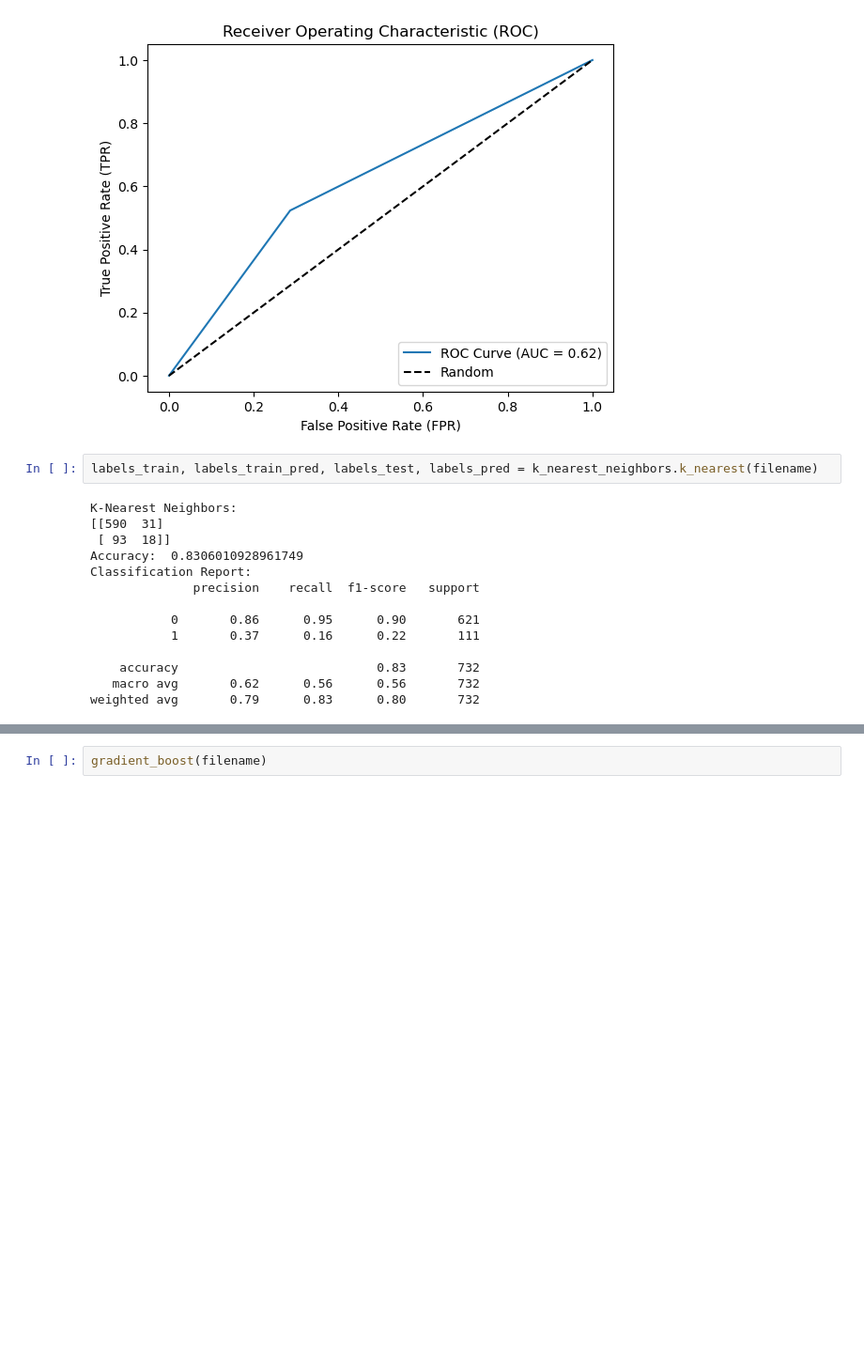
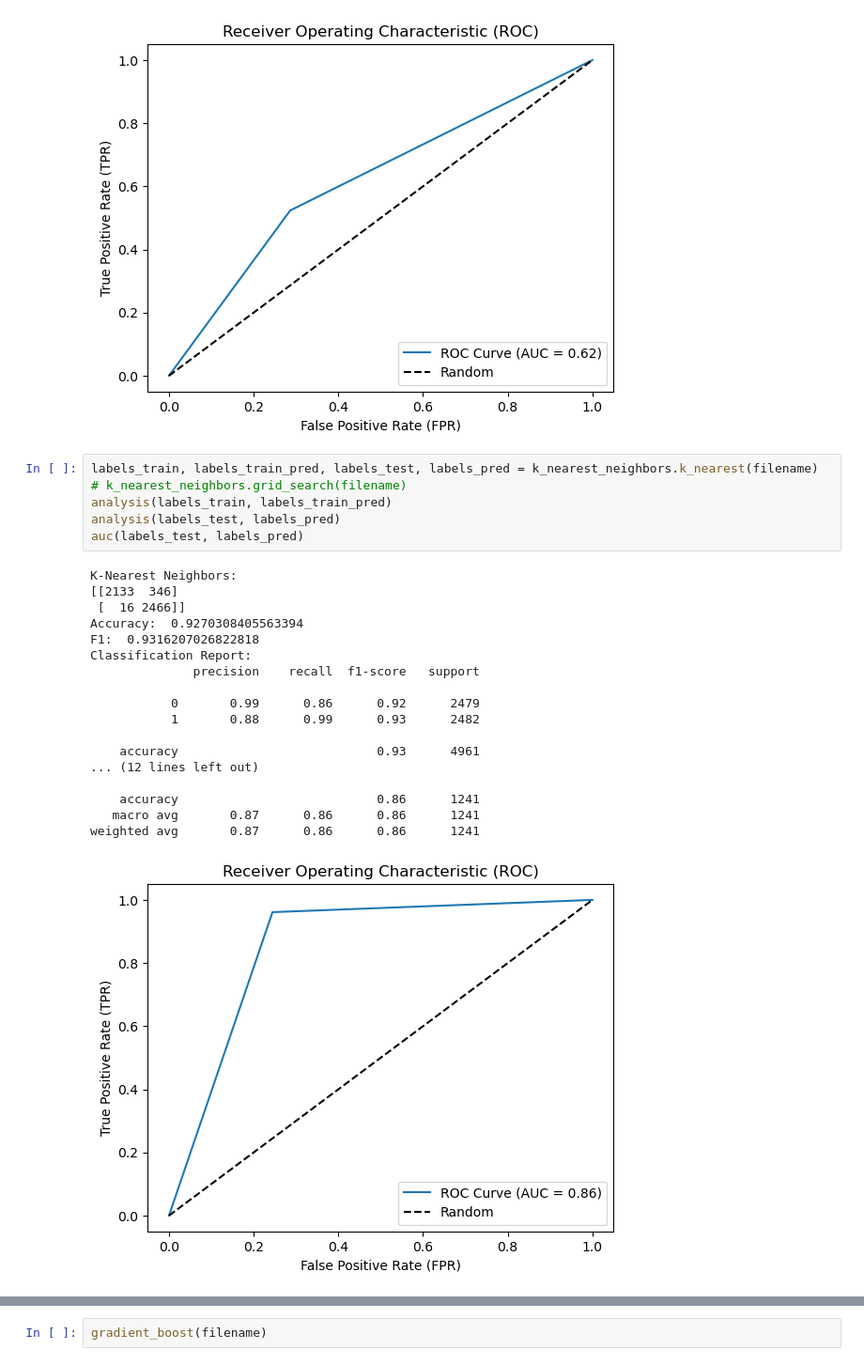
Before and after one commit to Rocky5005/CSE-Final, a Jupyter notebook: src/ml-analysis.ipynb, the cells around one changed output, grey strips where cells are left out. Shown at 94% size. Saved outputs shown, nothing was run; the diff lists cells and outputs as text; blank space fills up the shorter version.

```diff
--- a/src/ml-analysis.ipynb
+++ b/src/ml-analysis.ipynb
@@ -89,17 +89,26 @@ weighted avg       0.62      0.62      0.62      1241
 [figure]
 # %%
 labels_train, labels_train_pred, labels_test, labels_pred = k_nearest_neighbors.k_nearest(filename)
+# k_nearest_neighbors.grid_search(filename)
+analysis(labels_train, labels_train_pred)
+analysis(labels_test, labels_pred)
+auc(labels_test, labels_pred)
 # %% [output]
 K-Nearest Neighbors:
-[[590  31]
- [ 93  18]]
-Accuracy:  0.8306010928961749
+[[2133  346]
+ [  16 2466]]
+Accuracy:  0.9270308405563394
+F1:  0.9316207026822818
 Classification Report:
               precision    recall  f1-score   support
 
-           0       0.86      0.95      0.90       621
-           1       0.37      0.16      0.22       111
+           0       0.99      0.86      0.92      2479
+           1       0.88      0.99      0.93      2482
 
-    accuracy                           0.83       732
-   macro avg       0.62      0.56      0.56       732
-weighted avg       0.79      0.83      0.80       732
+    accuracy                           0.93      4961
+... (12 lines left out)
+
+    accuracy                           0.86      1241
+   macro avg       0.87      0.86      0.86      1241
+weighted avg       0.87      0.86      0.86      1241
+[figure, added]
```
Also changed, not shown: parts of 2 cells of this notebook, 4 other files.
